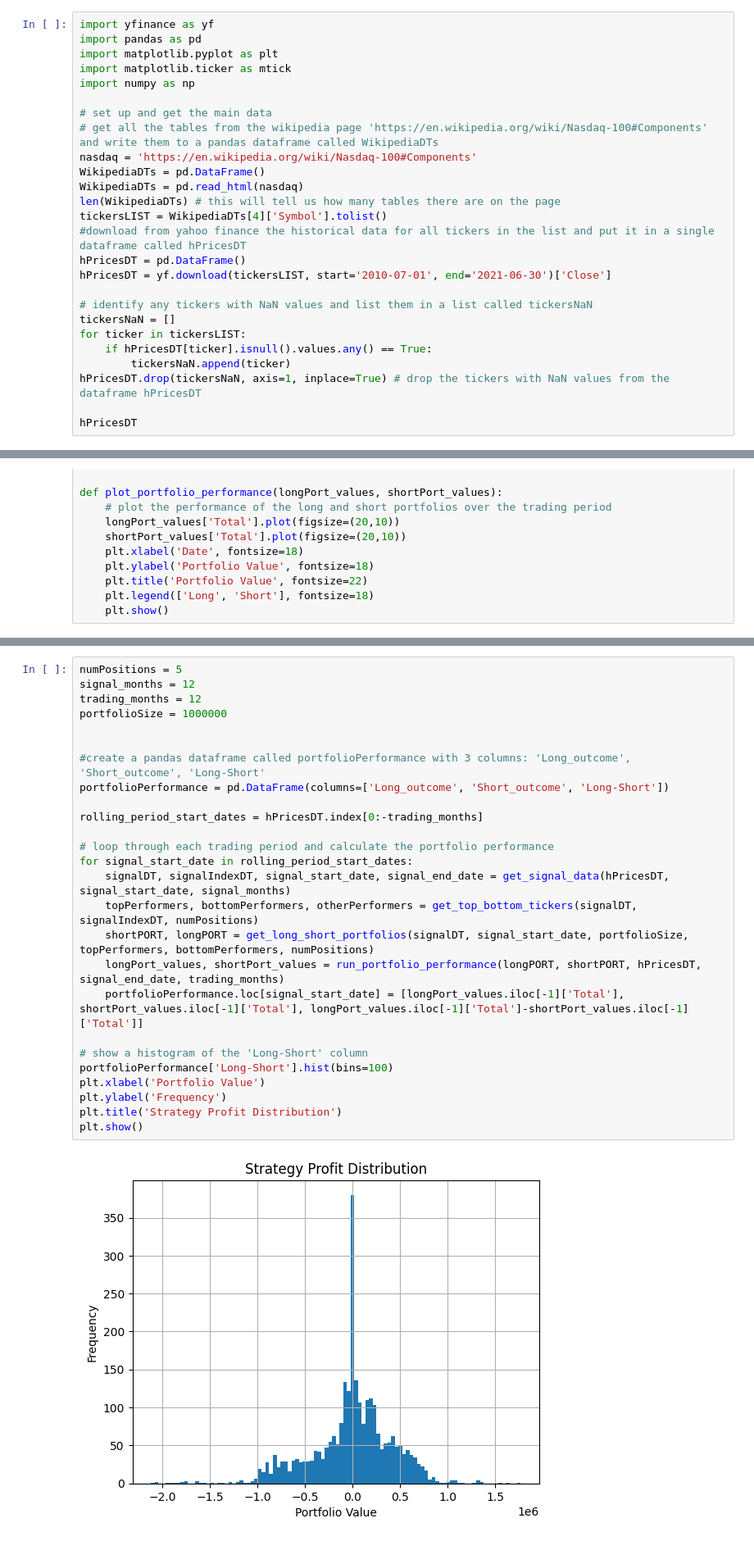
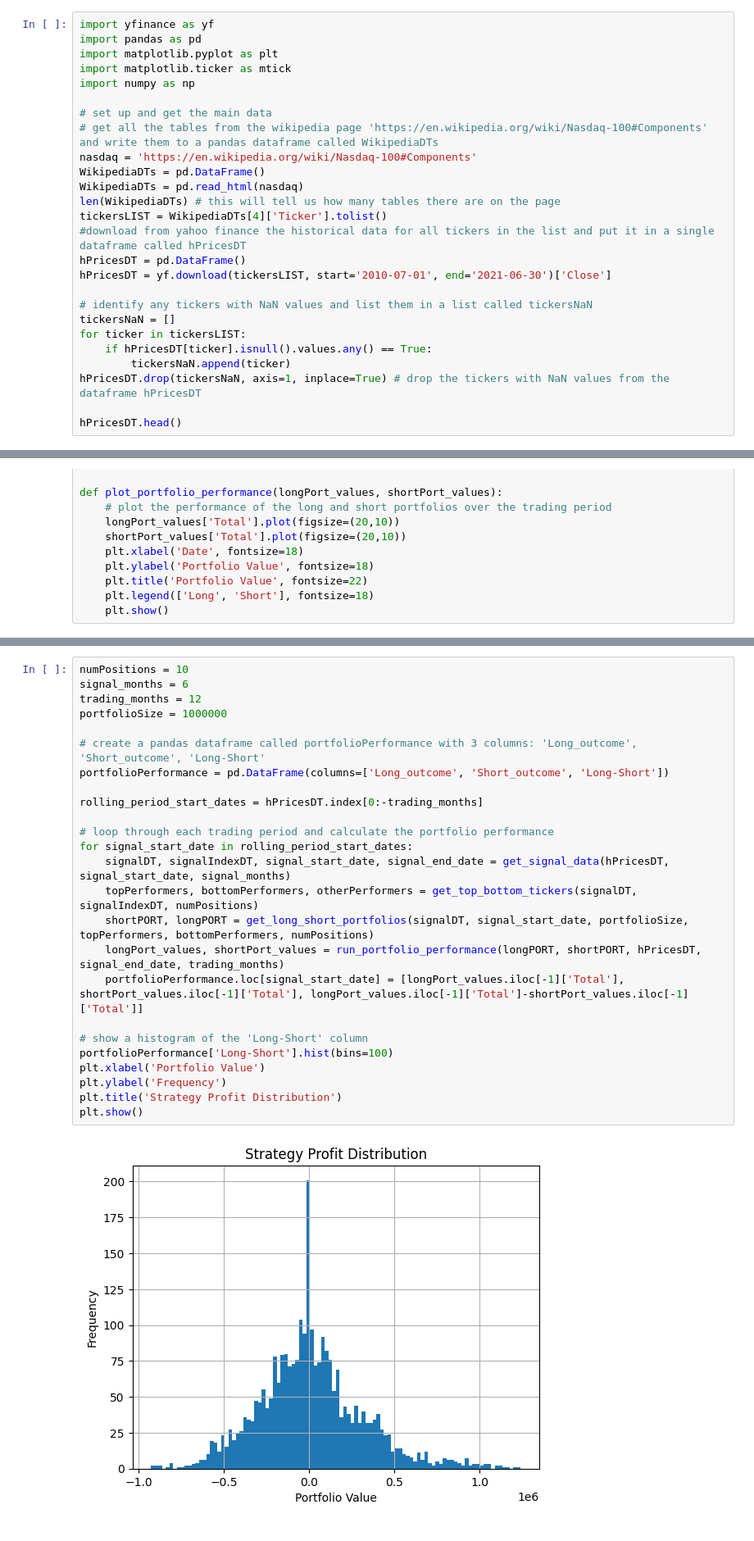
Before and after one commit to jadeh1234/FM_momentum, a Jupyter notebook: rolling_window.ipynb, the cells around one changed output, grey strips where cells are left out. Shown at 82% size. Drawn from its saved outputs; the diff is of its cells as text.

```diff
--- a/rolling_window.ipynb
+++ b/rolling_window.ipynb
@@ -11,7 +24,7 @@ nasdaq = 'https://en.wikipedia.org/wiki/Nasdaq-100#Components'
 WikipediaDTs = pd.DataFrame()
 WikipediaDTs = pd.read_html(nasdaq)
 len(WikipediaDTs) # this will tell us how many tables there are on the page
-tickersLIST = WikipediaDTs[4]['Symbol'].tolist()
+tickersLIST = WikipediaDTs[4]['Ticker'].tolist()
 #download from yahoo finance the historical data for all tickers in the list and put it in a single dataframe called hPricesDT
 hPricesDT = pd.DataFrame()
 hPricesDT = yf.download(tickersLIST, start='2010-07-01', end='2021-06-30')['Close']
@@ -23,5 +36,5 @@ for ticker in tickersLIST:
         tickersNaN.append(ticker)
 hPricesDT.drop(tickersNaN, axis=1, inplace=True) # drop the tickers with NaN values from the dataframe hPricesDT
 
-hPricesDT
+hPricesDT.head()
 # %% [output]
@@ -187,31 +223,30 @@ BKNG    1724.420410    0.579905
 # %%
-numPositions = 5
-signal_months = 12
+numPositions = 10
+signal_months = 6
 trading_months = 12
 portfolioSize = 1000000
 
-
-#create a pandas dataframe called portfolioPerformance with 3 columns: 'Long_outcome', 'Short_outcome', 'Long-Short'
+# create a pandas dataframe called portfolioPerformance with 3 columns: 'Long_outcome', 'Short_outcome', 'Long-Short'
 portfolioPerformance = pd.DataFrame(columns=['Long_outcome', 'Short_outcome', 'Long-Short'])
 
 rolling_period_start_dates = hPricesDT.index[0:-trading_months]
 
 # loop through each trading period and calculate the portfolio performance
 for signal_start_date in rolling_period_start_dates:
     signalDT, signalIndexDT, signal_start_date, signal_end_date = get_signal_data(hPricesDT, signal_start_date, signal_months)
     topPerformers, bottomPerformers, otherPerformers = get_top_bottom_tickers(signalDT, signalIndexDT, numPositions)
     shortPORT, longPORT = get_long_short_portfolios(signalDT, signal_start_date, portfolioSize, topPerformers, bottomPerformers, numPositions)
     longPort_values, shortPort_values = run_portfolio_performance(longPORT, shortPORT, hPricesDT, signal_end_date, trading_months)
     portfolioPerformance.loc[signal_start_date] = [longPort_values.iloc[-1]['Total'], shortPort_values.iloc[-1]['Total'], longPort_values.iloc[-1]['Total']-shortPort_values.iloc[-1]['Total']]
 
 # show a histogram of the 'Long-Short' column
 portfolioPerformance['Long-Short'].hist(bins=100)
 plt.xlabel('Portfolio Value')
 plt.ylabel('Frequency')
 plt.title('Strategy Profit Distribution')
 plt.show()
 # %% [output]
-[figure, old version]
+[figure, new version]
 # %%
 # calculate the mean and standard deviation of the 'Long-Short' column
 mean = portfolioPerformance['Long-Short'].mean()
```
Also changed, not shown: parts of 8 cells of this notebook.
